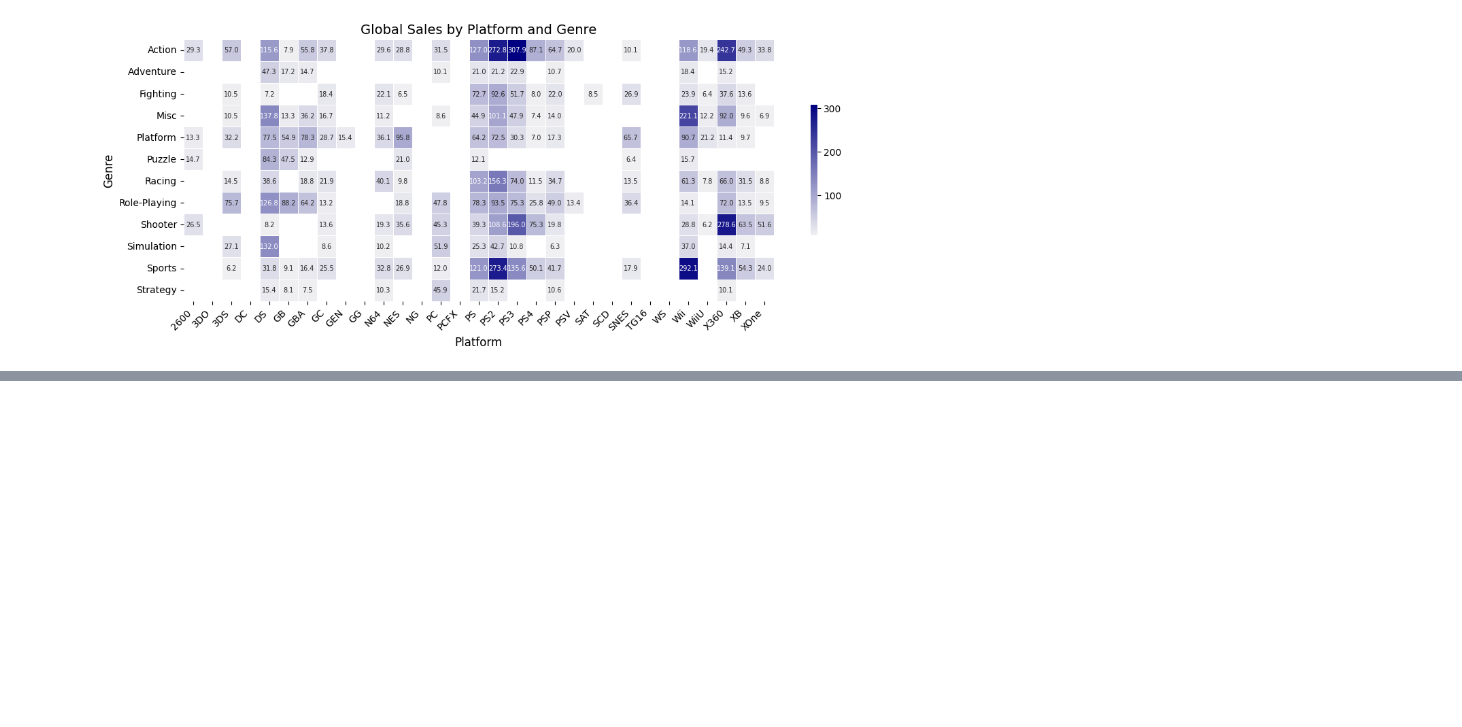
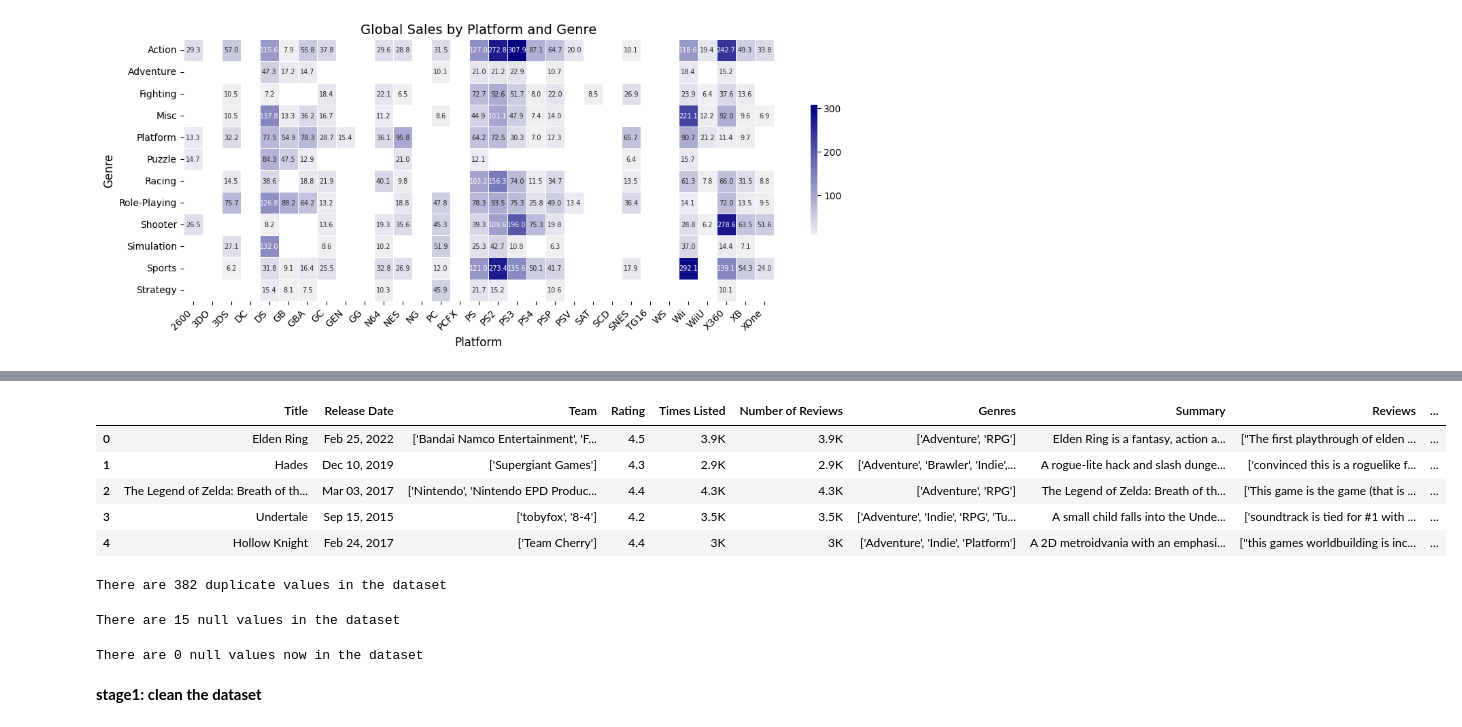
Before and after one commit to com-480-data-visualization/project-2024-Moonwalker, a Jupyter notebook: data/eda.ipynb, the cells around one changed output, grey strips where cells are left out. Drawn from its saved outputs; the diff is of its cells as text; code cells hidden in the pictures; blank space fills up the shorter version.

```diff
--- a/data/eda.ipynb
+++ b/data/eda.ipynb
@@ -161,0 +170,36 @@ plt.show()
+# %%
+# loading the dataset
+df = pd.read_csv("datasets/video-games-popularity.csv")
+# drop the first column as it is not needed
+df = df.drop(columns=['Unnamed: 0'])
+df.head()
+# %% [output]
+|  | Title | Release Date | Team | Rating | Times Listed | Number of Reviews | Genres | Summary | Reviews | ... |
+| 0 | Elden Ring | Feb 25, 2022 | ['Bandai Namco Entertainment', 'F... | 4.5 | 3.9K | 3.9K | ['Adventure', 'RPG'] | Elden Ring is a fantasy, action a... | ["The first playthrough of elden ... | ... |
+| 1 | Hades | Dec 10, 2019 | ['Supergiant Games'] | 4.3 | 2.9K | 2.9K | ['Adventure', 'Brawler', 'Indie',... | A rogue-lite hack and slash dunge... | ['convinced this is a roguelike f... | ... |
+| 2 | The Legend of Zelda: Breath of th... | Mar 03, 2017 | ['Nintendo', 'Nintendo EPD Produc... | 4.4 | 4.3K | 4.3K | ['Adventure', 'RPG'] | The Legend of Zelda: Breath of th... | ['This game is the game (that is ... | ... |
+| 3 | Undertale | Sep 15, 2015 | ['tobyfox', '8-4'] | 4.2 | 3.5K | 3.5K | ['Adventure', 'Indie', 'RPG', 'Tu... | A small child falls into the Unde... | ['soundtrack is tied for #1 with ... | ... |
+| 4 | Hollow Knight | Feb 24, 2017 | ['Team Cherry'] | 4.4 | 3K | 3K | ['Adventure', 'Indie', 'Platform'] | A 2D metroidvania with an emphasi... | ["this games worldbuilding is inc... | ... |
+# %%
+# Printing the number of duplicate values
+dup_count = df.duplicated().sum()
+
+print(f"There are {dup_count} duplicate values in the dataset")
+# %% [output]
+There are 382 duplicate values in the dataset
+# %%
+# Printing the number of null values
+null_count = df.isnull().sum()
+
+print(f"There are {null_count.sum()} null values in the dataset")
+# %% [output]
+There are 15 null values in the dataset
+# %%
+# Filtering out rows that includes NUll values
+df = df.dropna()
+
+print(f"There are {df.isnull().sum().sum()} null values now in the dataset")
+# %% [output]
+There are 0 null values now in the dataset
+# %% [markdown]
+**stage1: clean the dataset**
```
Also changed, not shown: parts of 7 cells of this notebook, 5 other files.
